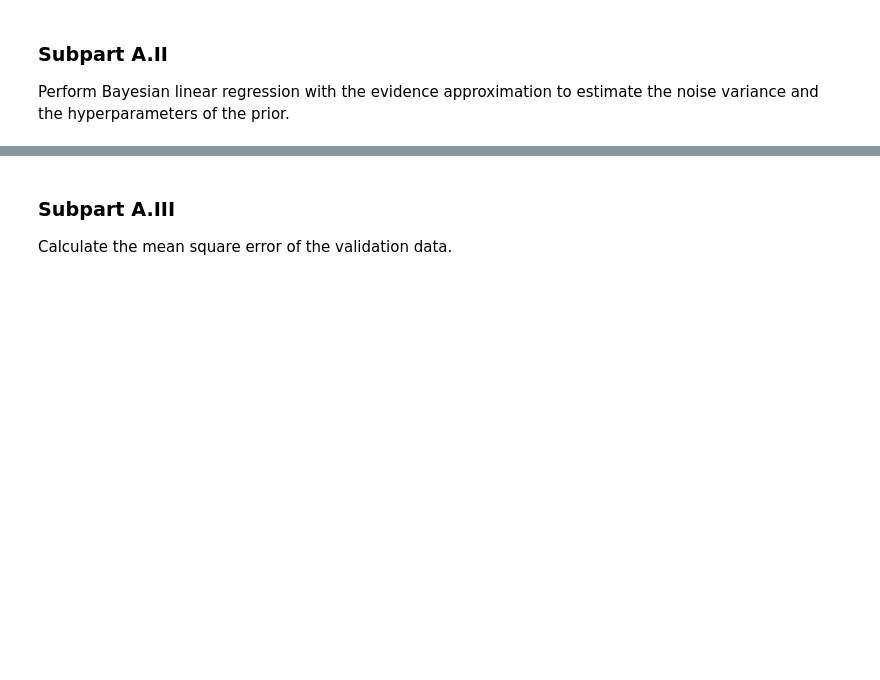
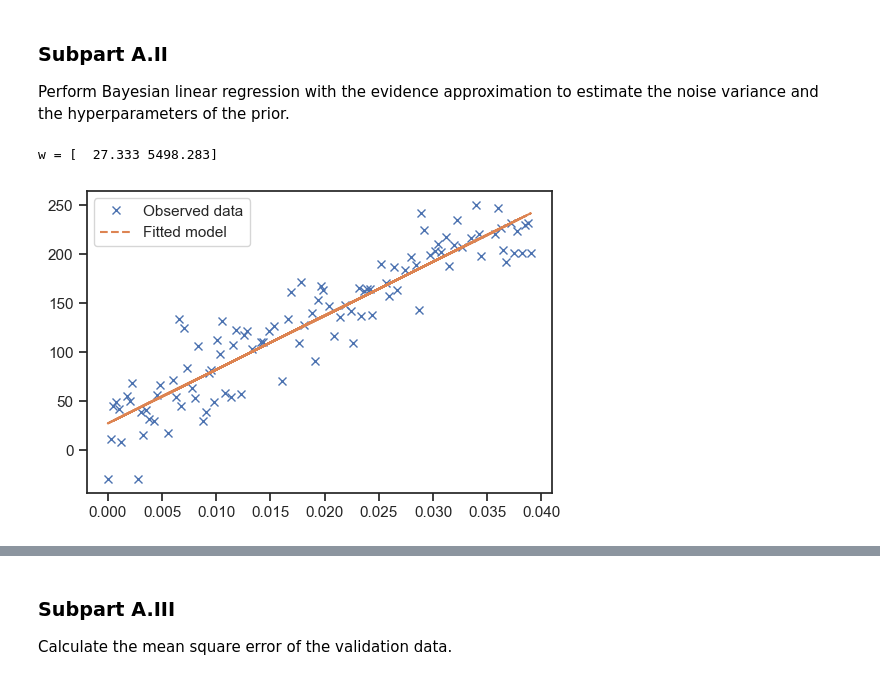
Before and after one commit to flavio-nardi/data-analytics-se, a Jupyter notebook: lecturebook/homework/homework-04.ipynb, the cells around one changed output, grey strips where cells are left out. Cells and saved outputs as stored; diff of their text form; code cells hidden in the pictures; blank space fills up the shorter version.

Commit message:
Start homework 4

```diff
--- a/lecturebook/homework/homework-04.ipynb
+++ b/lecturebook/homework/homework-04.ipynb
@@ -177,0 +177,66 @@ Perform Bayesian linear regression with the evidence approximation to estimate t
+# %%
+# Your code here
+def get_polynomial_design_matrix(x, degree):
+    """Return the polynomial design matrix of ``degree`` evaluated at ``x``.
+
+    Arguments:
+    x      -- A 2D array with only one column.
+    degree -- An integer greater than zero.
+    """
+    # Make sure this is a 2D numpy array with only one column
+    assert isinstance(x, np.ndarray), 'x is not a numpy array.'
+    assert x.ndim == 2, 'You must make x a 2D array.'
+    assert x.shape[1] == 1, 'x must be a column.'
+    # Start with an empty list where we are going to put the columns of the matrix
+    cols = []
+    # Loop over columns and add the polynomial
+    for i in range(degree+1):
+        cols.append(x ** i)
+    return np.hstack(cols)
+
+def find_m_and_S(Phi, y, sigma2, alpha):
+    """Return the posterior mean and covariance of the weights
+    of a Bayesian linear regression problem.
+
+    Arguments:
+    Phi    -- The design matrix.
+    y      -- The observed targets.
+    sigma2 -- The noise variance.
+    alpha  -- The prior weight precision.
+    """
+    A = (
+        Phi.T @ Phi / sigma2
+        + alpha * np.eye(Phi.shape[1])
+    )
+    L = scipy.linalg.cho_factor(A)
+    m = scipy.linalg.cho_solve(
+        L,
+        Phi.T @ y / sigma2
+    )
+    S = scipy.linalg.cho_solve(
+        L,
+        np.eye(Phi.shape[1])
+    )
+    return m, S
+
+# The polynomial degree
+degree = 1
+
+# The design matrix is:
+X_train = get_polynomial_design_matrix(x_train[:, None], degree)
+
+# And we fit just like previously:
+w, _, _, _ = np.linalg.lstsq(X_train, y_train, rcond=None)
+print(f"w = {w}")
+
+# Make predictions like this:
+yy = X_train @ w
+
+# Plot everything
+fig, ax = plt.subplots()
+ax.plot(x_train, y_train, 'x', label='Observed data')
+ax.plot(x_train, yy, '--', label='Fitted model')
+plt.legend(loc='best');
+# %% [output]
+w = [  27.333 5498.283]
+[figure, added]
```
Also changed, not shown: parts of 12 cells of this notebook.
